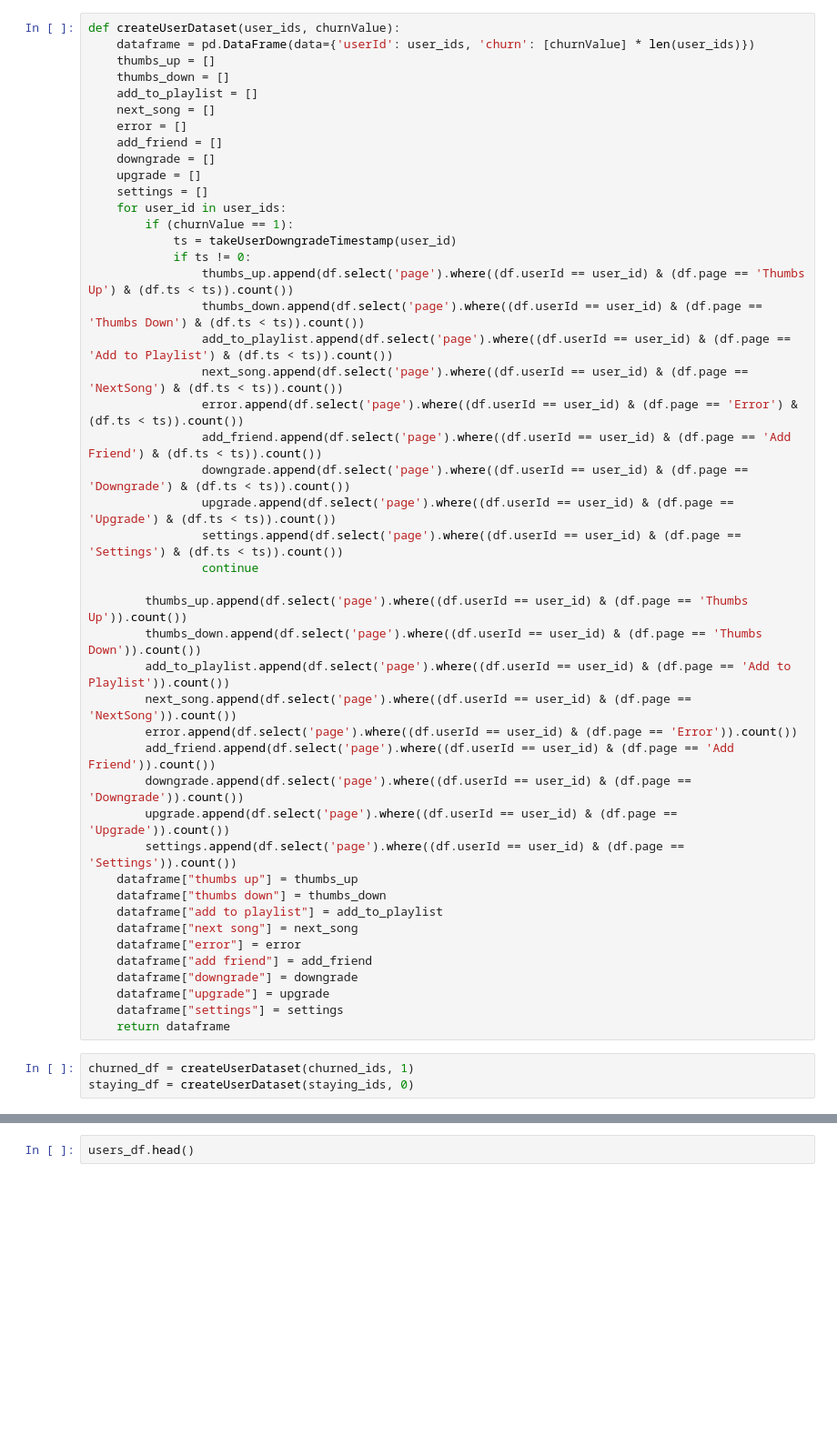
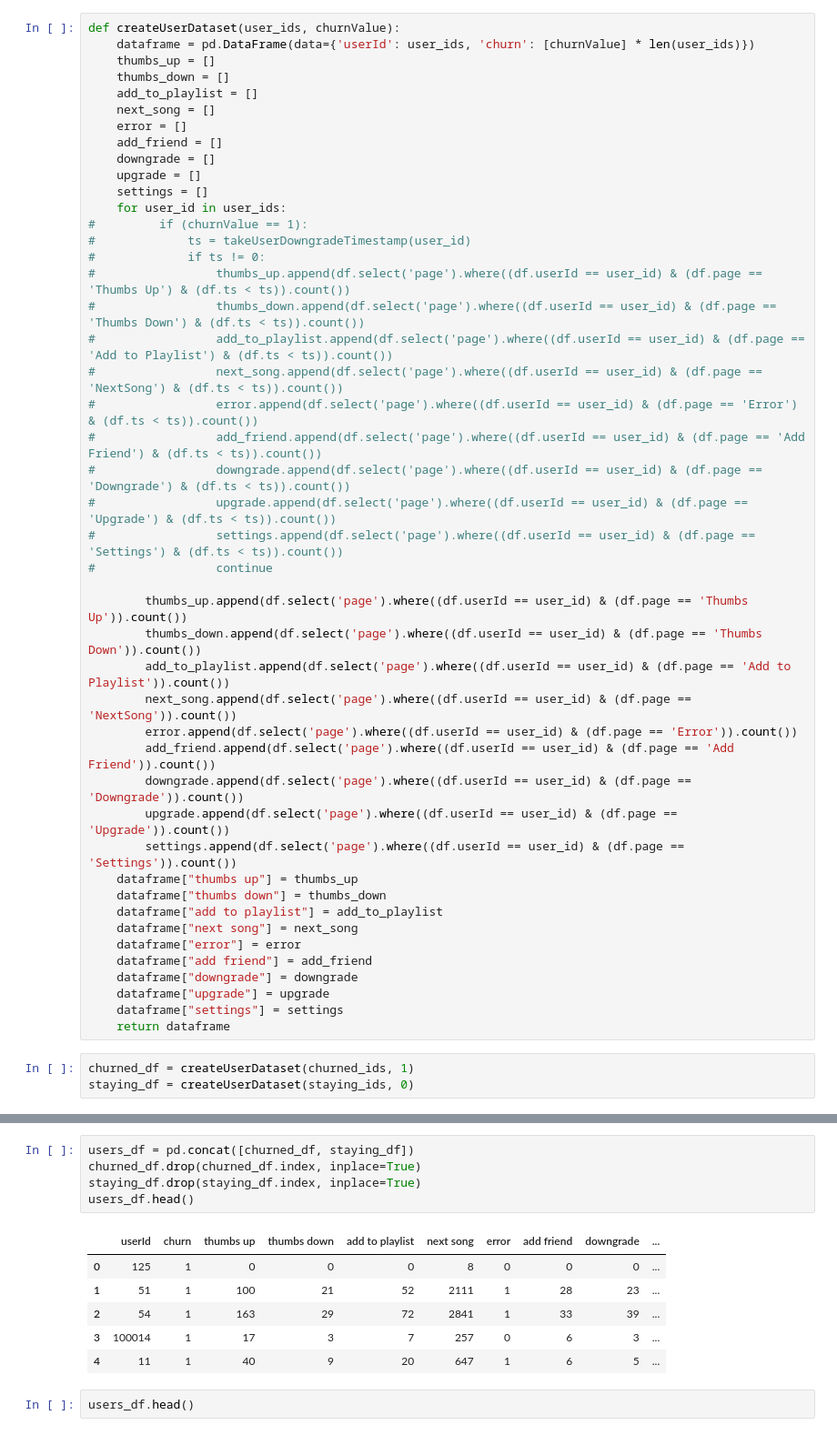
Before and after one commit to danpeczek/sparkify-capstone-project, a Jupyter notebook: Sparkify.ipynb, the cells around one changed output, grey strips where cells are left out. Shown at 91% size. Cells and saved outputs as stored; diff of their text form; blank space fills up the shorter version.

```diff
--- a/Sparkify.ipynb
+++ b/Sparkify.ipynb
@@ -289,19 +267,19 @@ def createUserDataset(user_ids, churnValue):
     upgrade = []
     settings = []
     for user_id in user_ids:
-        if (churnValue == 1):
-            ts = takeUserDowngradeTimestamp(user_id)
-            if ts != 0:
-                thumbs_up.append(df.select('page').where((df.userId == user_id) & (df.page == 'Thumbs Up') & (df.ts < ts)).count())
-                thumbs_down.append(df.select('page').where((df.userId == user_id) & (df.page == 'Thumbs Down') & (df.ts < ts)).count())
-                add_to_playlist.append(df.select('page').where((df.userId == user_id) & (df.page == 'Add to Playlist') & (df.ts < ts)).count())
-                next_song.append(df.select('page').where((df.userId == user_id) & (df.page == 'NextSong') & (df.ts < ts)).count())
-                error.append(df.select('page').where((df.userId == user_id) & (df.page == 'Error') & (df.ts < ts)).count())
-                add_friend.append(df.select('page').where((df.userId == user_id) & (df.page == 'Add Friend') & (df.ts < ts)).count())
-                downgrade.append(df.select('page').where((df.userId == user_id) & (df.page == 'Downgrade') & (df.ts < ts)).count())
-                upgrade.append(df.select('page').where((df.userId == user_id) & (df.page == 'Upgrade') & (df.ts < ts)).count())
-                settings.append(df.select('page').where((df.userId == user_id) & (df.page == 'Settings') & (df.ts < ts)).count())
-                continue
+#         if (churnValue == 1):
+#             ts = takeUserDowngradeTimestamp(user_id)
+#             if ts != 0:
+#                 thumbs_up.append(df.select('page').where((df.userId == user_id) & (df.page == 'Thumbs Up') & (df.ts < ts)).count())
+#                 thumbs_down.append(df.select('page').where((df.userId == user_id) & (df.page == 'Thumbs Down') & (df.ts < ts)).count())
+#                 add_to_playlist.append(df.select('page').where((df.userId == user_id) & (df.page == 'Add to Playlist') & (df.ts < ts)).count())
+#                 next_song.append(df.select('page').where((df.userId == user_id) & (df.page == 'NextSong') & (df.ts < ts)).count())
+#                 error.append(df.select('page').where((df.userId == user_id) & (df.page == 'Error') & (df.ts < ts)).count())
+#                 add_friend.append(df.select('page').where((df.userId == user_id) & (df.page == 'Add Friend') & (df.ts < ts)).count())
+#                 downgrade.append(df.select('page').where((df.userId == user_id) & (df.page == 'Downgrade') & (df.ts < ts)).count())
+#                 upgrade.append(df.select('page').where((df.userId == user_id) & (df.page == 'Upgrade') & (df.ts < ts)).count())
+#                 settings.append(df.select('page').where((df.userId == user_id) & (df.page == 'Settings') & (df.ts < ts)).count())
+#                 continue
 
         thumbs_up.append(df.select('page').where((df.userId == user_id) & (df.page == 'Thumbs Up')).count())
         thumbs_down.append(df.select('page').where((df.userId == user_id) & (df.page == 'Thumbs Down')).count())
@@ -330,3 +306,15 @@ users_df = pd.concat([churned_df, staying_df])
+# %%
+users_df = pd.concat([churned_df, staying_df])
+churned_df.drop(churned_df.index, inplace=True)
+staying_df.drop(staying_df.index, inplace=True)
+users_df.head()
+# %% [output]
+|  | userId | churn | thumbs up | thumbs down | add to playlist | next song | error | add friend | downgrade | ... |
+| 0 | 125 | 1 | 0 | 0 | 0 | 8 | 0 | 0 | 0 | ... |
+| 1 | 51 | 1 | 100 | 21 | 52 | 2111 | 1 | 28 | 23 | ... |
+| 2 | 54 | 1 | 163 | 29 | 72 | 2841 | 1 | 33 | 39 | ... |
+| 3 | 100014 | 1 | 17 | 3 | 7 | 257 | 0 | 6 | 3 | ... |
+| 4 | 11 | 1 | 40 | 9 | 20 | 647 | 1 | 6 | 5 | ... |
 # %%
 users_df.head()
 # %% [output]
```
Also changed, not shown: parts of 6 cells of this notebook.
